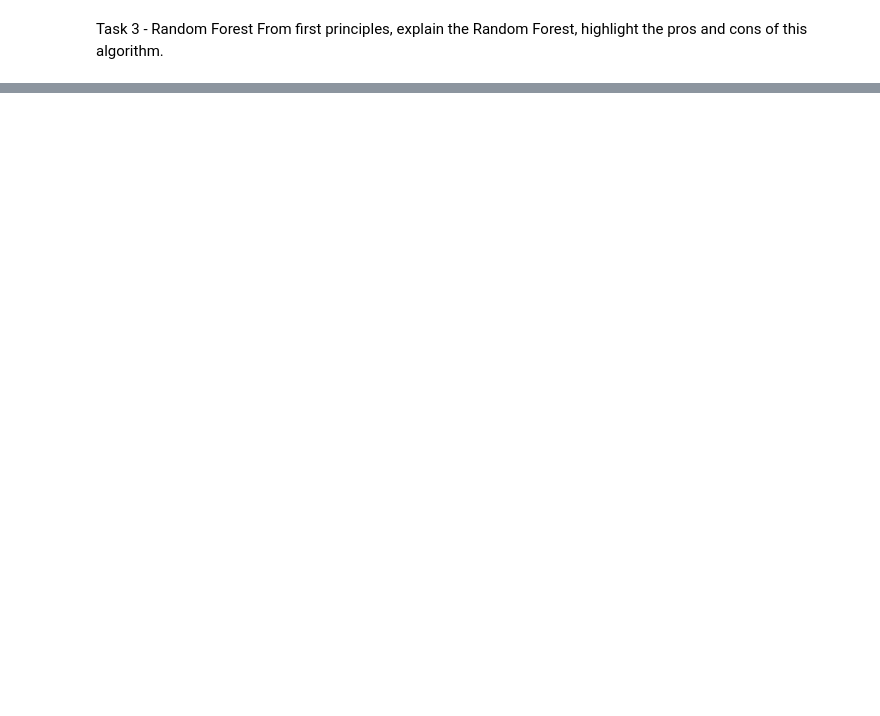
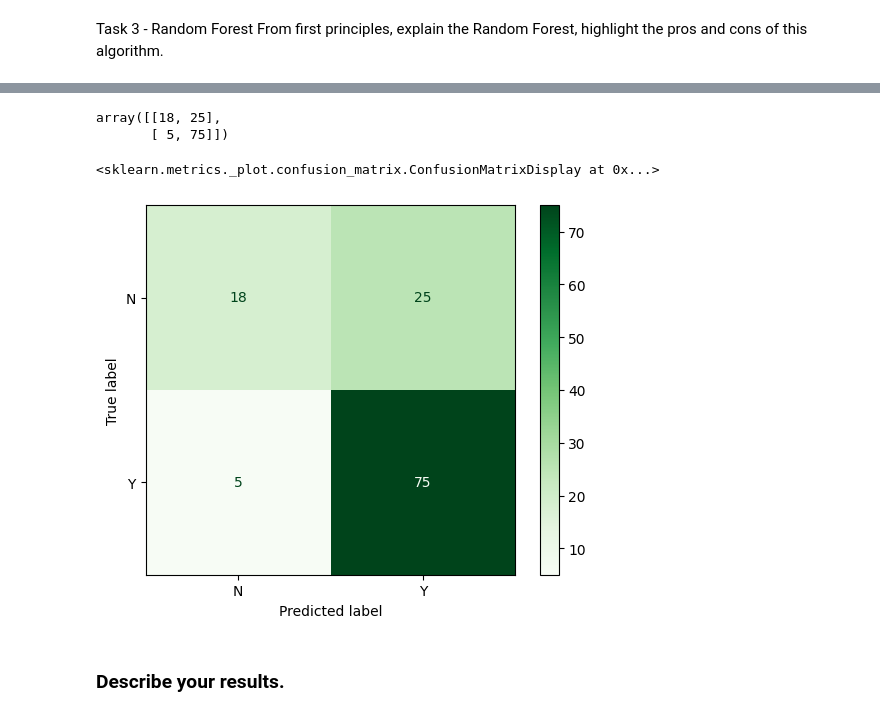
Before and after one commit to ayebaishmo/Loan_ML, a Jupyter notebook: Ayebazibwe_Ishmael.ipynb, the cells around one changed output, grey strips where cells are left out. Cells and saved outputs as stored; diff of their text form; code cells hidden in the pictures; blank space fills up the shorter version.

Commit message:
Random forest classifier

```diff
--- a/Ayebazibwe_Ishmael.ipynb
+++ b/Ayebazibwe_Ishmael.ipynb
@@ -615,0 +694,8 @@ From first principles, explain the Random Forest, highlight the pros and cons of
+# %%
+# start by spliting the dataset
+X_train, X_test, y_train, y_test = train_test_split(X, y, test_size=0.2, random_state=42)
+# print the percatge to make sure we split it right
+train_percentage = (len(X_train) / len(X)) * 100
+test_percentage = (len(X_test) / len(X)) * 100
+print(f"Training Set Percentage: {train_percentage:.2f}%")
+print(f"Test Set Percentage: {test_percentage:.2f}%")
@@ -615,0 +707,9 @@ From first principles, explain the Random Forest, highlight the pros and cons of
+# %%
+# I build the pipeline using the column_transformer we created to transform the data and new instatiation of the random forest model
+rf_pipeline = Pipeline([
+    ('preprocessor', column_transformer),
+    ('rf_classifier', RandomForestClassifier())
+])
+# %%
+# Now let me train the model
+rf_pipeline.fit(X_train, y_train)
@@ -615,0 +736,4 @@ From first principles, explain the Random Forest, highlight the pros and cons of
+# %%
+# Before I evaluate I will have to first predict for test set using the model
+# The Pipeline already has the column tranformation so test set will be transformed
+rf_model_predict = rf_pipeline.predict(X_test)
@@ -615,0 +753,14 @@ From first principles, explain the Random Forest, highlight the pros and cons of
+# %%
+# Here I am findin out the True positive the False positive and their negatives
+confusion_matrix(y_test, rf_model_predict)
+# %% [output]
+array([[18, 25],
+       [ 5, 75]])
+# %%
+# I will display them in the matrix display
+ConfusionMatrixDisplay.from_predictions(y_test, rf_model_predict, cmap='Greens')
+# %% [output]
+<sklearn.metrics._plot.confusion_matrix.ConfusionMatrixDisplay at 0x...>
+[figure, added]
+# %% [markdown]
+### Describe your results.
```
Also changed, not shown: parts of 10 cells of this notebook.
